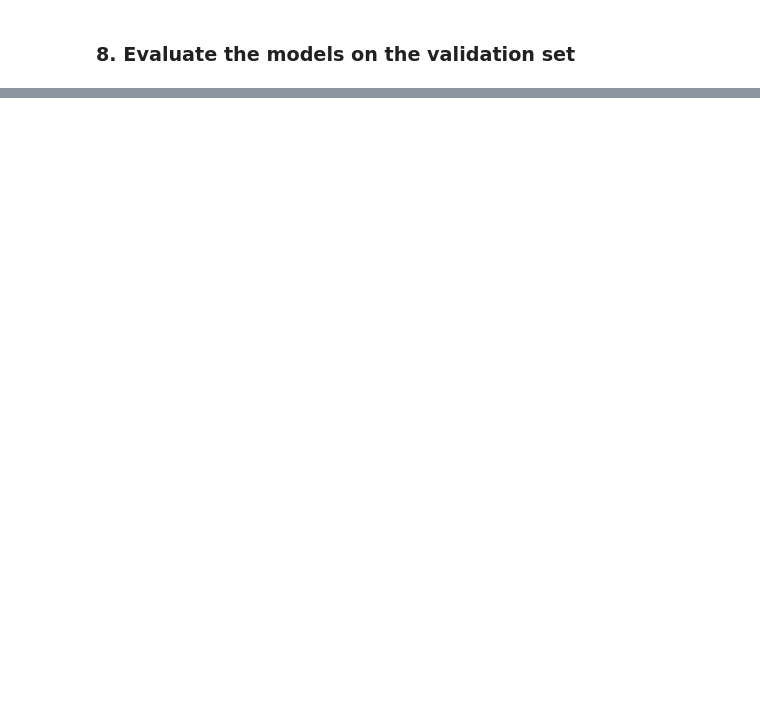
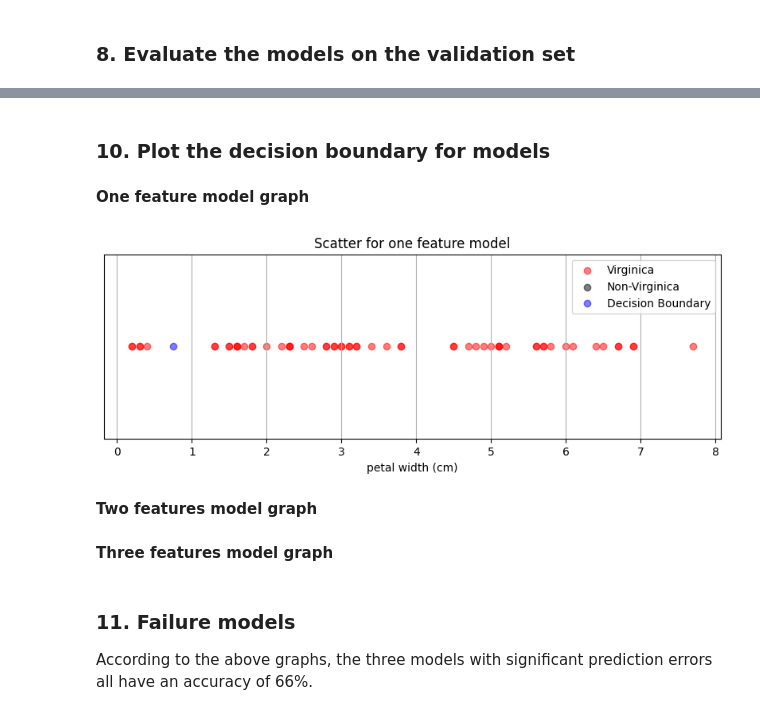
Before and after one commit to onlyxool/CSCN8010-labs, a Jupyter notebook: PracticalLab6.ipynb, the cells around one changed output, grey strips where cells are left out. Drawn from its saved outputs; the diff is of its cells as text; code cells hidden in the pictures; blank space fills up the shorter version.

```diff
--- a/PracticalLab6.ipynb
+++ b/PracticalLab6.ipynb
@@ -178,0 +198,4 @@ x_val, x_test, y_val, y_test = train_test_split(x_test, y_test, test_size=test_r
+# %%
+model2feature = LogisticRegression(max_iter = 1000, random_state=42)
+model2feature.fit(x_train[:, 2:4], y_train[:, 0])
+models.append(model2feature)
@@ -179,5 +205,4 @@ x_val, x_test, y_val, y_test = train_test_split(x_test, y_test, test_size=test_r
 # %%
-log_reg = list()
-for i in range(x.shape[1]):
-    log_reg.append(LogisticRegression(max_iter = 1000, random_state=42))
-    log_reg[i].fit(x_train[:,i].reshape(-1, 1), y_train)
+model3feature = LogisticRegression(max_iter = 1000, random_state=42)
+model3feature.fit(np.delete(x_train, [1], axis=1), y_train[:, 0])
+models.append(model3feature)
@@ -186,11 +212,14 @@ for i in range(x.shape[1]):
+# %%
+model4feature = LogisticRegression(max_iter = 1000, random_state=42)
+model4feature.fit(x_train, y_train[:, 0])
+models.append(model4feature)
 # %% [markdown]
 ### 8. Evaluate the models on the validation set
 # %%
 result_pds = list()
 for i in range(x.shape[1]):
     result_pds.append(pd.DataFrame(columns=['Index', 'Probability', 'Prediction', 'GroundTruth'], index=range(15)))
-    result_pds[i]['Prediction'] = log_reg[i].predict(x_val[:, i].reshape(-1, 1))
-    result_pds[i]['Probability'] = log_reg[i].predict_proba(x_val[:, i].reshape(-1, 1))[:, 1]
-    result_pds[i]['GroundTruth'] = y_val
-    print((result_pds[i]['Prediction'] == result_pds[i]['GroundTruth']).sum()/15)
-result_pds
+    result_pds[i]['Prediction'] = models[i].predict(x_val[:, :i+1])
+    result_pds[i]['Probability'] = models[i].predict_proba(x_val[:, :i+1])[:, 1]
+    result_pds[i]['GroundTruth'] = y_val[:, 0]
+    result_pds[i]['Index'] = y_val[:, 1]
@@ -229 +320,26 @@ The accuracy of Model 2 is: 100.00%
 The accuracy of Model 3 is: 100.00%
+# %% [markdown]
+### 10. Plot the decision boundary for models
+# %% [markdown]
+**One feature model graph**
+# %%
+decision_boundary_point = np.array(-models[0].intercept_ / models[0].coef_[0])
+
+y_pred = np.array(result_pds[0]['Prediction'])
+y_virginica = x_val[y_pred == 1, : ]
+y_non_virginica = x_val[y_pred == 0, : ]
+
+plt.figure(figsize=(10, 3))
+plt.scatter(y_virginica, np.zeros_like(y_virginica), color='red', alpha=0.5, label='Virginica')
+plt.scatter(y_non_virginica, np.zeros_like(y_non_virginica), color='black', alpha=0.5, label='Non-Virginica')
+plt.scatter(decision_boundary_point, np.zeros_like(decision_boundary_point), color='blue', alpha=0.5, label='Decision Boundary')
+plt.title('Scatter for one feature model')
+plt.xlabel('petal width (cm)')
+plt.yticks([])
+plt.grid(axis='x')
+plt.legend()
+plt.show()
+# %% [output]
+[figure, added]
+# %% [markdown]
+**Two features model graph**
@@ -229,0 +373,2 @@ The accuracy of Model 3 is: 100.00%
+# %% [markdown]
+**Three features model graph**
@@ -229,0 +404,3 @@ The accuracy of Model 3 is: 100.00%
+# %% [markdown]
+### 11. Failure models
+According to the above graphs, the three models with significant prediction errors all have an accuracy of 66%.
```
Also changed, not shown: parts of 22 cells of this notebook, 1 other file.
